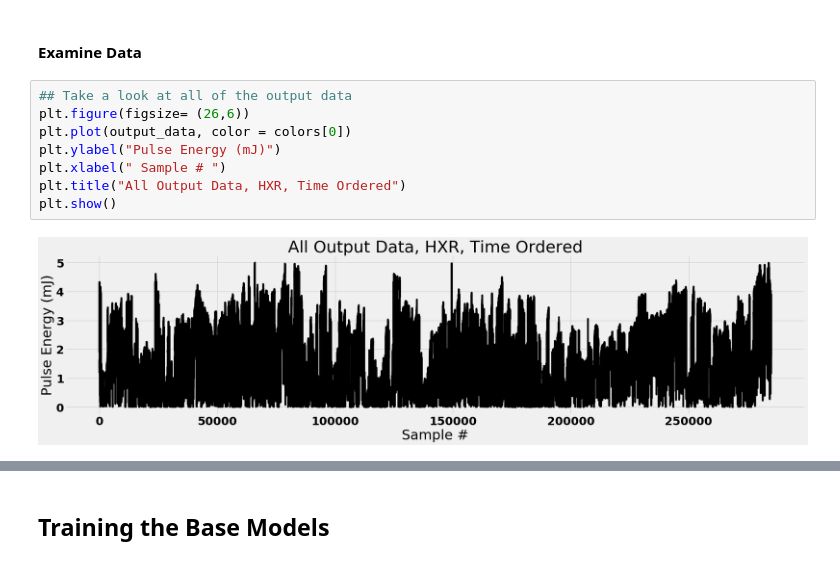
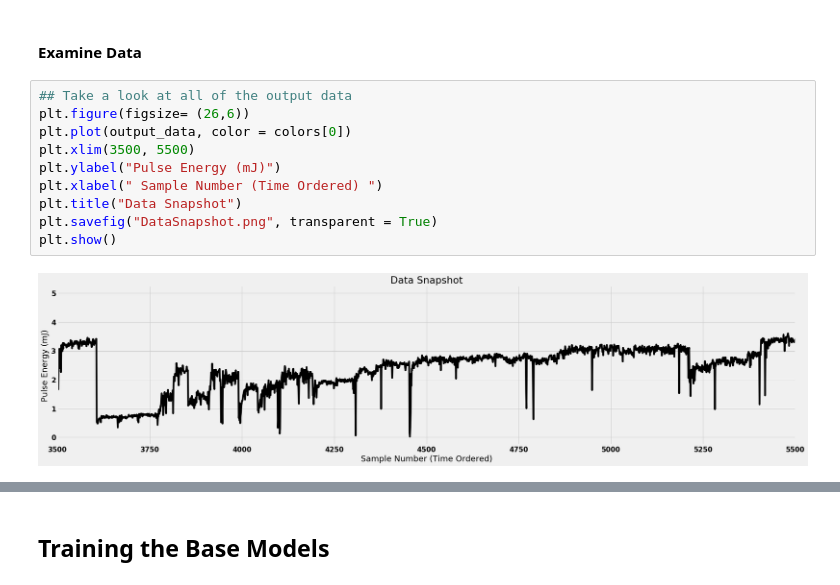
Before and after one commit to lipigupta/FEL-UQ, a Jupyter notebook: notebooks/QR--Base.ipynb, the cells around one changed output, grey strips where cells are left out. Drawn from its saved outputs; the diff is of its cells as text.

```diff
--- a/notebooks/QR--Base.ipynb
+++ b/notebooks/QR--Base.ipynb
@@ -134,13 +136,15 @@ x, y, d = qru.scaling_and_dict(input_data, output_data)
 # %%
 ## Take a look at all of the output data
 plt.figure(figsize= (26,6))
 plt.plot(output_data, color = colors[0])
+plt.xlim(3500, 5500)
 plt.ylabel("Pulse Energy (mJ)")
-plt.xlabel(" Sample # ")
-plt.title("All Output Data, HXR, Time Ordered")
+plt.xlabel(" Sample Number (Time Ordered) ")
+plt.title("Data Snapshot")
+plt.savefig("DataSnapshot.png", transparent = True)
 plt.show()
 # %% [output]
-[figure, old version]
+[figure, new version]
 # %%
 fig, axs = plt.subplots(19, 4, figsize = (24,int(6*19)))
 counter = 0
```
Also changed, not shown: parts of 7 cells of this notebook, 2 other files.
